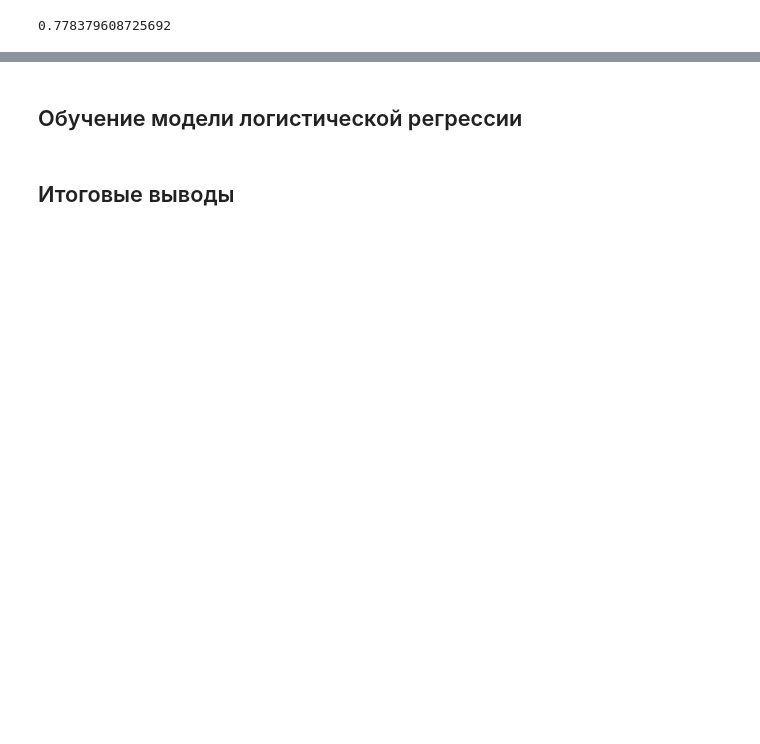
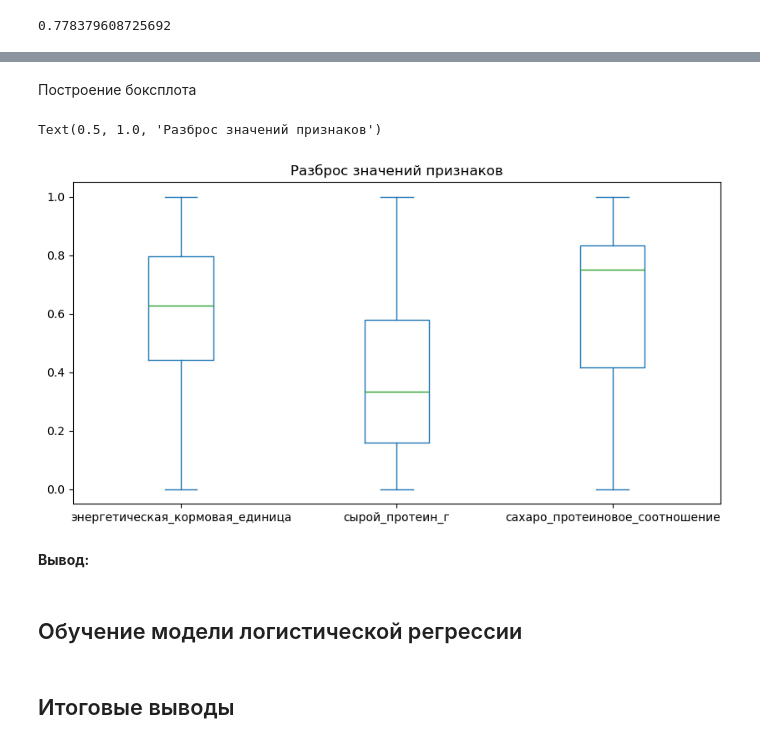
Before and after one commit to butuzovzeleboba/Linear-models-in-machine-learning, a Jupyter notebook: Linear models in machine learning.ipynb, the cells around one changed output, grey strips where cells are left out. Drawn from its saved outputs; the diff is of its cells as text; code cells hidden in the pictures; blank space fills up the shorter version.

```diff
--- a/Linear models in machine learning.ipynb
+++ b/Linear models in machine learning.ipynb
@@ -1413,3 +1459,14 @@ r2
+# %% [markdown]
+Построение боксплота
+# %%
+fig, ax = plt.subplots(figsize=(10, 5))
+X_train[numeric_columns].plot(kind='box', ax=ax)
+ax.set_title('Разброс значений признаков')
+# %% [output]
+Text(0.5, 1.0, 'Разброс значений признаков')
+[figure, added]
+# %% [markdown]
+<b>Вывод:</b>
 # %% [markdown]
 ## Обучение модели логистической регрессии
 # %% [markdown]
```
Also changed, not shown: parts of 43 cells of this notebook.
